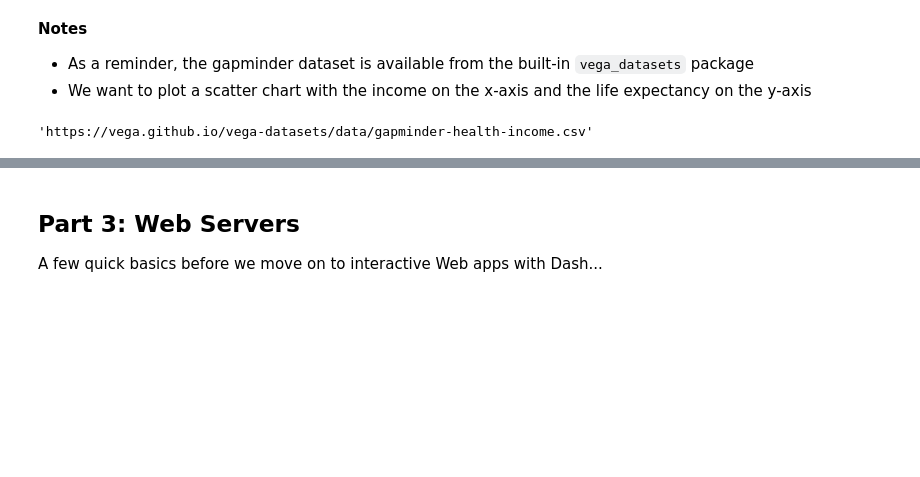
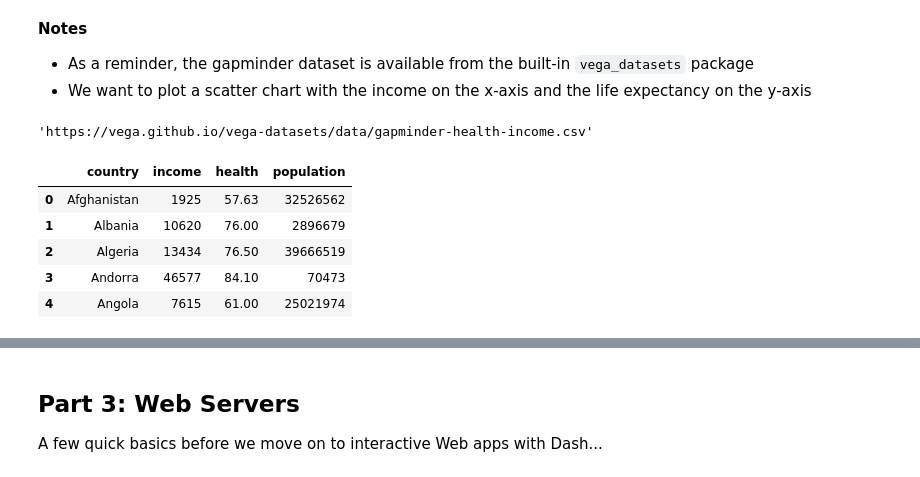
Before and after one commit to XinyiMsumyee/week-13, a Jupyter notebook: lecture-13.ipynb, the cells around one changed output, grey strips where cells are left out. Cells and saved outputs as stored; diff of their text form; code cells hidden in the pictures; blank space fills up the shorter version.

```diff
--- a/lecture-13.ipynb
+++ b/lecture-13.ipynb
@@ -417,3 +424,13 @@ source = data.gapminder_health_income.url
 source
 # %% [output]
 'https://vega.github.io/vega-datasets/data/gapminder-health-income.csv'
+# %%
+data = pd.read_csv(source)
+data.head()
+# %% [output]
+|  | country | income | health | population |
+| 0 | Afghanistan | 1925 | 57.63 | 32526562 |
+| 1 | Albania | 10620 | 76.00 | 2896679 |
+| 2 | Algeria | 13434 | 76.50 | 39666519 |
+| 3 | Andorra | 46577 | 84.10 | 70473 |
+| 4 | Angola | 7615 | 61.00 | 25021974 |
```
Also changed, not shown: parts of 17 cells of this notebook, 5 other files.
